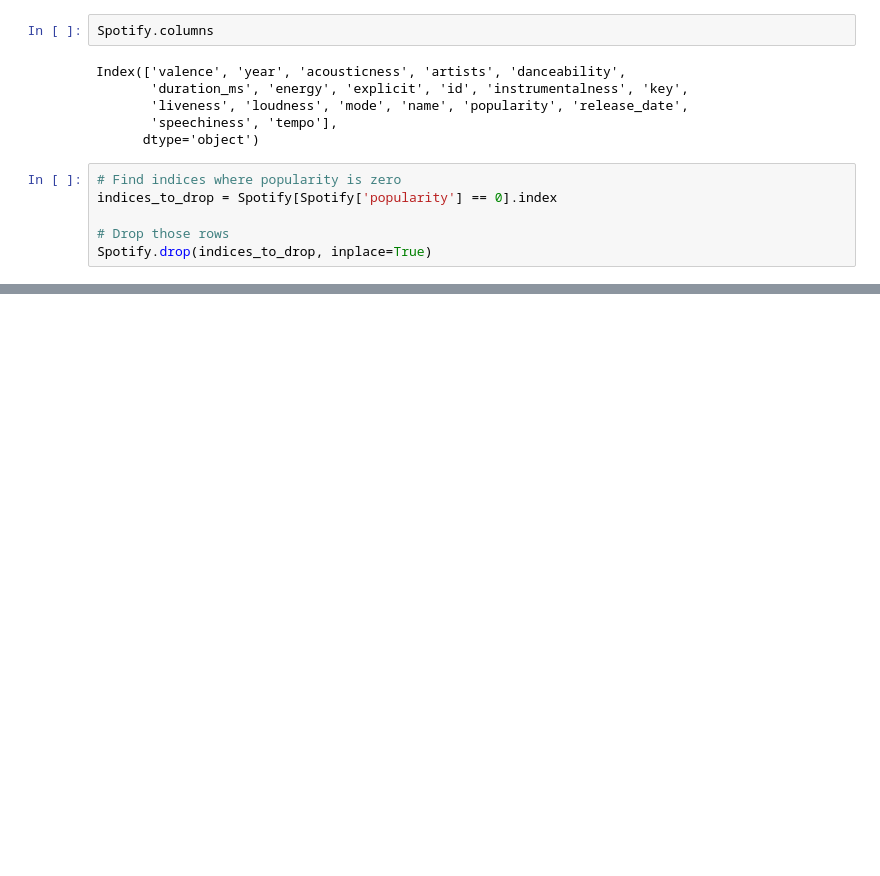
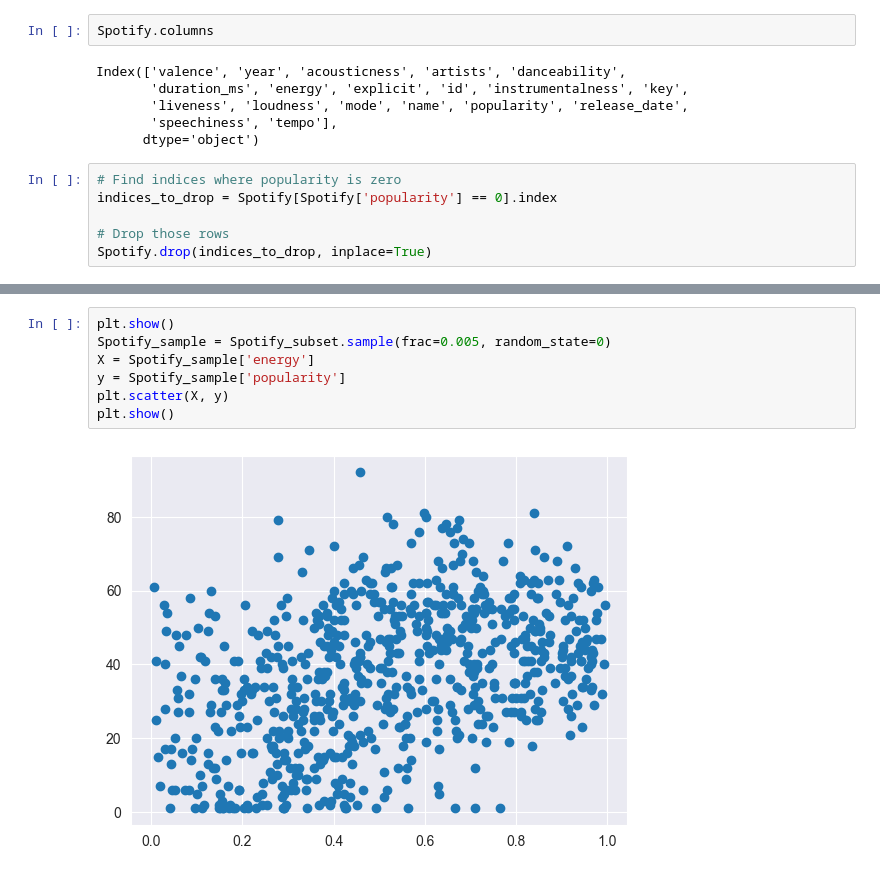
Before and after one commit to CameronOldweiler/DataProjects, a Jupyter notebook: Project2.ipynb, the cells around one changed output, grey strips where cells are left out. Cells and saved outputs as stored; diff of their text form; blank space fills up the shorter version.

```diff
--- a/Project2.ipynb
+++ b/Project2.ipynb
@@ -123,0 +95,9 @@ plot_tree(best_,
+# %%
+plt.show()
+Spotify_sample = Spotify_subset.sample(frac=0.005, random_state=0)
+X = Spotify_sample['energy']
+y = Spotify_sample['popularity']
+plt.scatter(X, y)
+plt.show()
+# %% [output]
+[figure, added]
```
Also changed, not shown: parts of 23 cells of this notebook.
